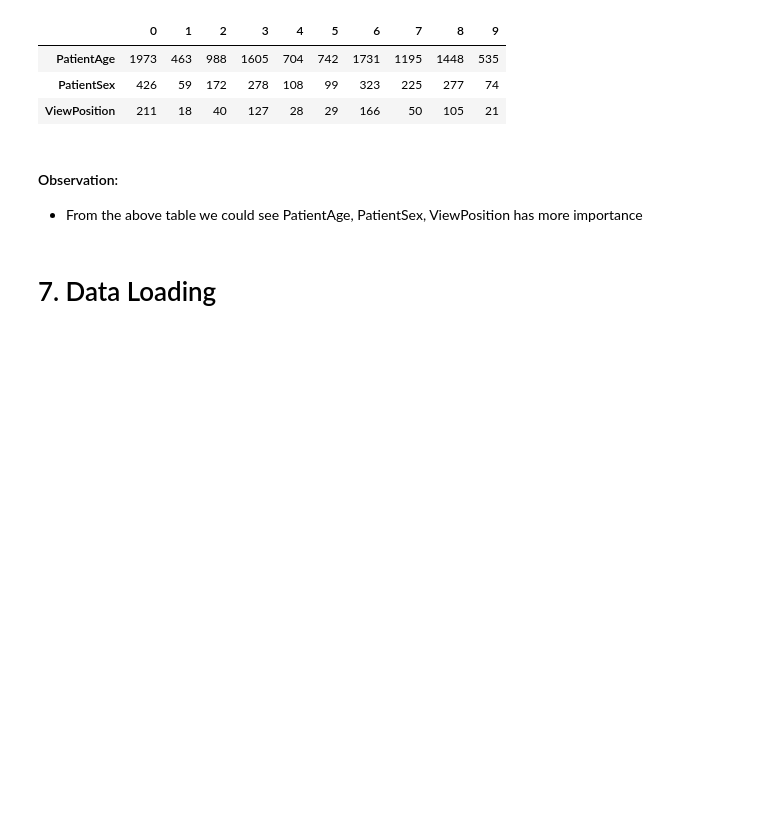
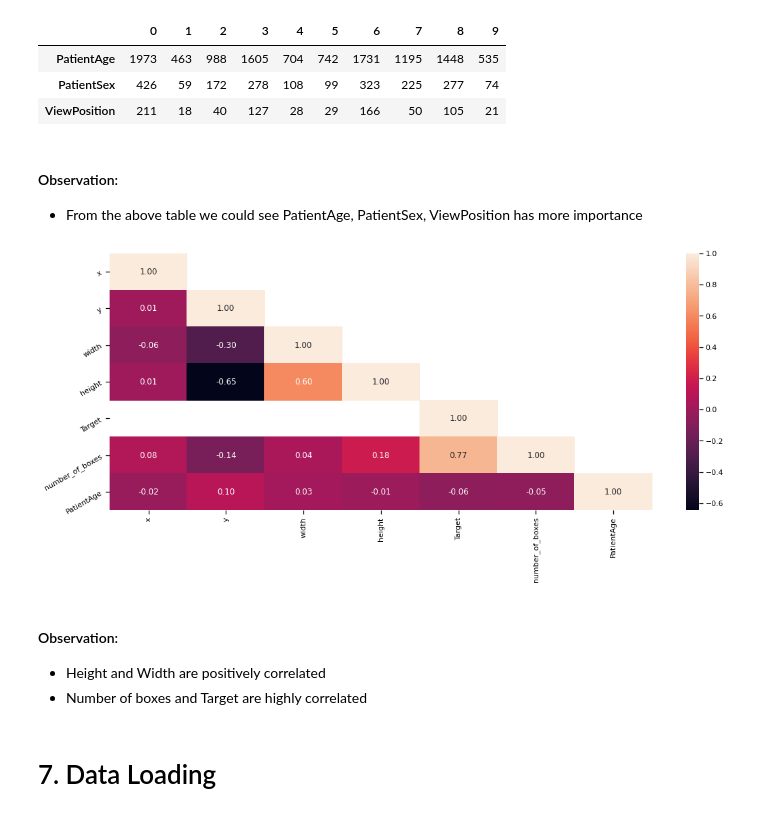
Before and after one commit to karthiksankarangit/capstone_project, a Jupyter notebook: Capstone_Project_v1_0_4_EDA.ipynb, the cells around one changed output. Cells and saved outputs as stored; diff of their text form; code cells hidden in the pictures; blank space fills up the shorter version.

```diff
--- a/Capstone_Project_v1_0_4_EDA.ipynb
+++ b/Capstone_Project_v1_0_4_EDA.ipynb
@@ -814,6 +851,24 @@ f_imp
 # %% [markdown]
 #### Observation:
 * From the above table we could see PatientAge, PatientSex, ViewPosition has more importance
+# %%
+corr_df = df_meta[['patientId','x','y','width','height','Target','number_of_boxes','class','PatientSex','ViewPosition','PatientAge']]
+# %%
+sns.set_context("notebook", font_scale=1.0, rc={"lines.linewidth": 3.5})
+plt.figure(figsize=(18,7))
+# create a mask so we only see the correlation values once
+corr = corr_df.corr()
+mask = np.zeros_like(corr)
+mask[np.triu_indices_from(mask, 1)] = True
+a = sns.heatmap(corr,mask=mask, annot=True, fmt='.2f')
+rotx = a.set_xticklabels(a.get_xticklabels(), rotation=90)
+roty = a.set_yticklabels(a.get_yticklabels(), rotation=30)
+# %% [output]
+[figure, added]
+# %% [markdown]
+#### Observation:
+* Height and Width are positively correlated
+* Number of boxes and Target are highly correlated
 # %% [markdown]
 # 7. Data Loading
 # %%
```
Also changed, not shown: parts of 13 cells of this notebook.
